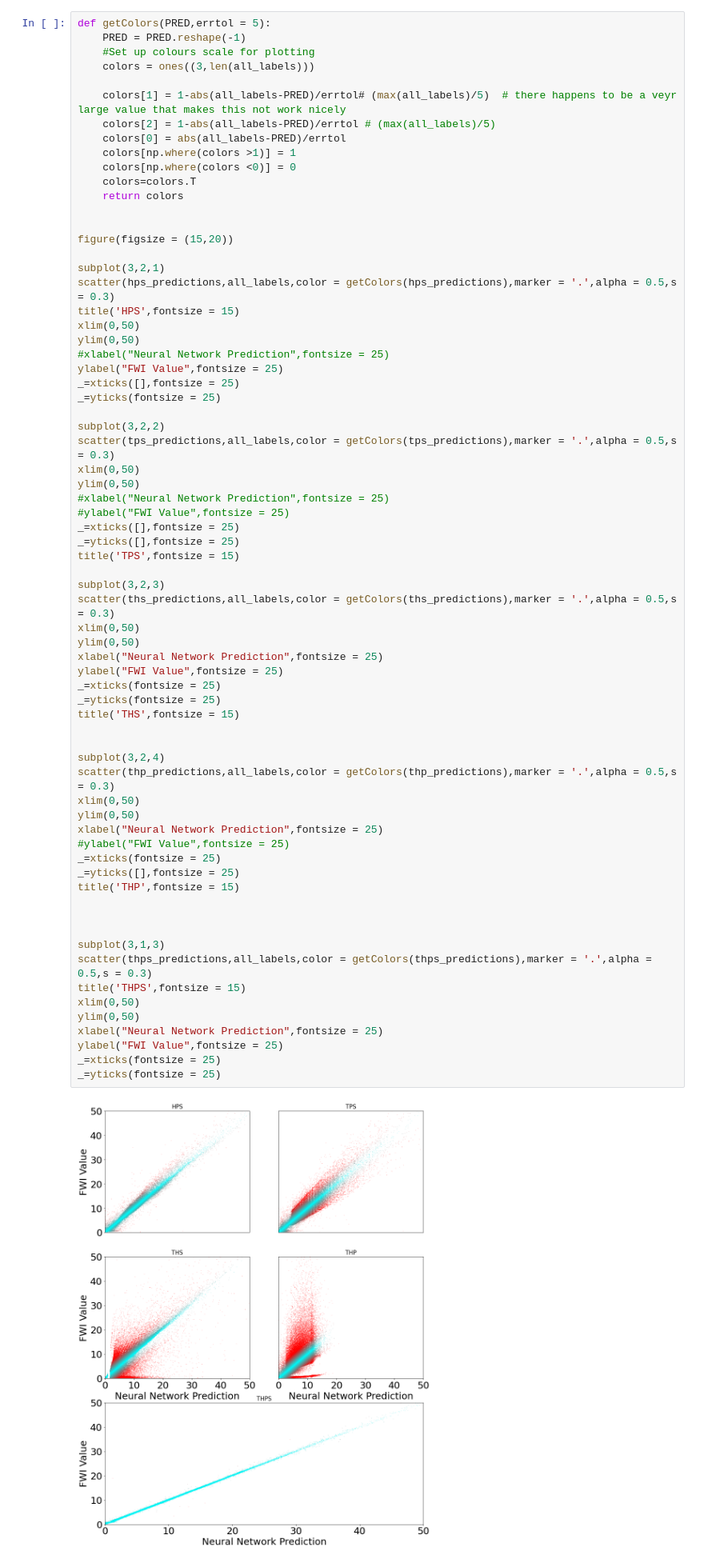
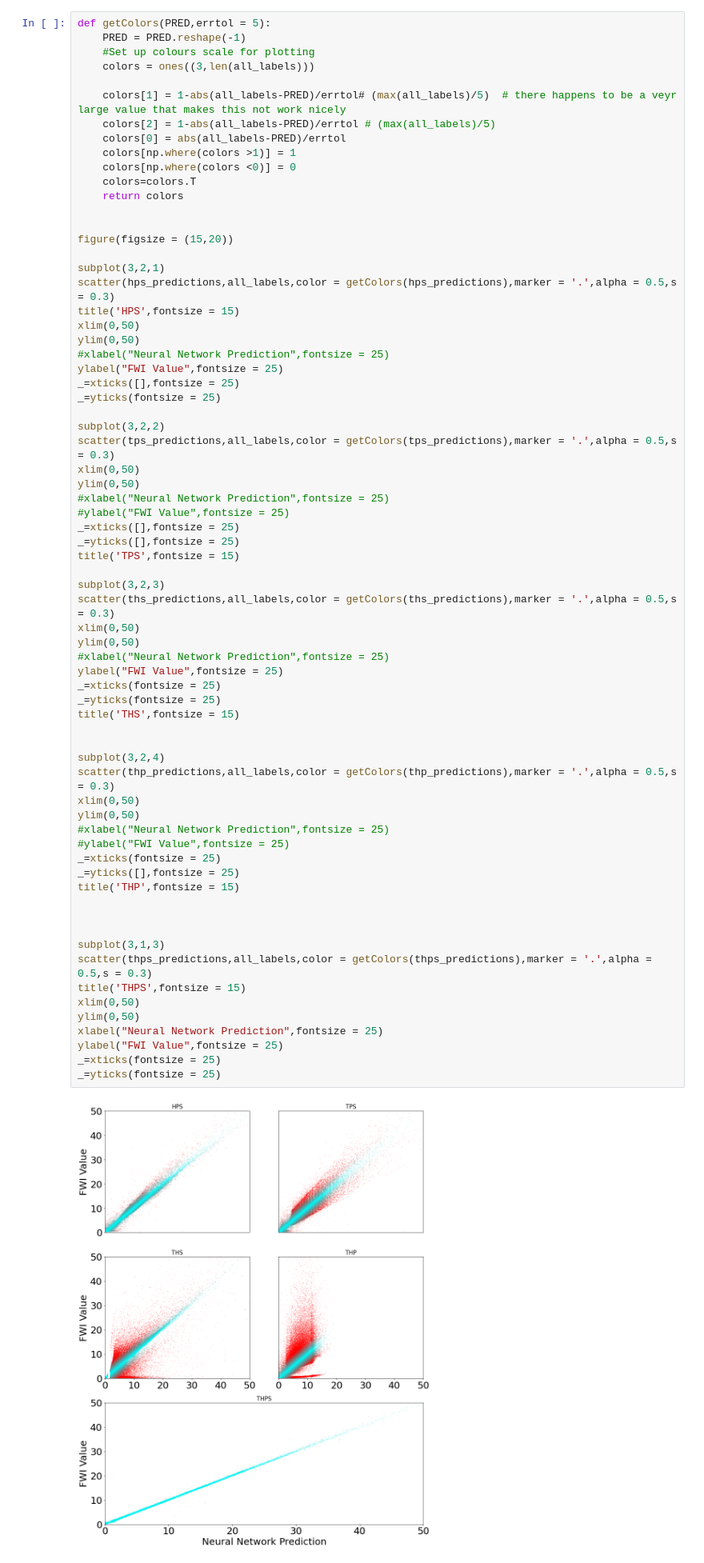
Before and after one commit to liamhn/UN-Datathon-2023, a Jupyter notebook: Predictor-Tests.ipynb, the cells around one changed output. Shown at 80% size. Cells and saved outputs as stored; diff of their text form.

```diff
--- a/Predictor-Tests.ipynb
+++ b/Predictor-Tests.ipynb
@@ -224,33 +224,33 @@ subplot(3,2,3)
 scatter(ths_predictions,all_labels,color = getColors(ths_predictions),marker = '.',alpha = 0.5,s = 0.3)
 xlim(0,50)
 ylim(0,50)
-xlabel("Neural Network Prediction",fontsize = 25)
+#xlabel("Neural Network Prediction",fontsize = 25)
 ylabel("FWI Value",fontsize = 25)
 _=xticks(fontsize = 25)
 _=yticks(fontsize = 25)
 title('THS',fontsize = 15)
 
 
 subplot(3,2,4)
 scatter(thp_predictions,all_labels,color = getColors(thp_predictions),marker = '.',alpha = 0.5,s = 0.3)
 xlim(0,50)
 ylim(0,50)
-xlabel("Neural Network Prediction",fontsize = 25)
+#xlabel("Neural Network Prediction",fontsize = 25)
 #ylabel("FWI Value",fontsize = 25)
 _=xticks(fontsize = 25)
 _=yticks([],fontsize = 25)
 title('THP',fontsize = 15)
 
 
 
 subplot(3,1,3)
 scatter(thps_predictions,all_labels,color = getColors(thps_predictions),marker = '.',alpha = 0.5,s = 0.3)
 title('THPS',fontsize = 15)
 xlim(0,50)
 ylim(0,50)
 xlabel("Neural Network Prediction",fontsize = 25)
 ylabel("FWI Value",fontsize = 25)
 _=xticks(fontsize = 25)
 _=yticks(fontsize = 25)
 # %% [output]
-[figure, old version]
+[figure, new version]
```
